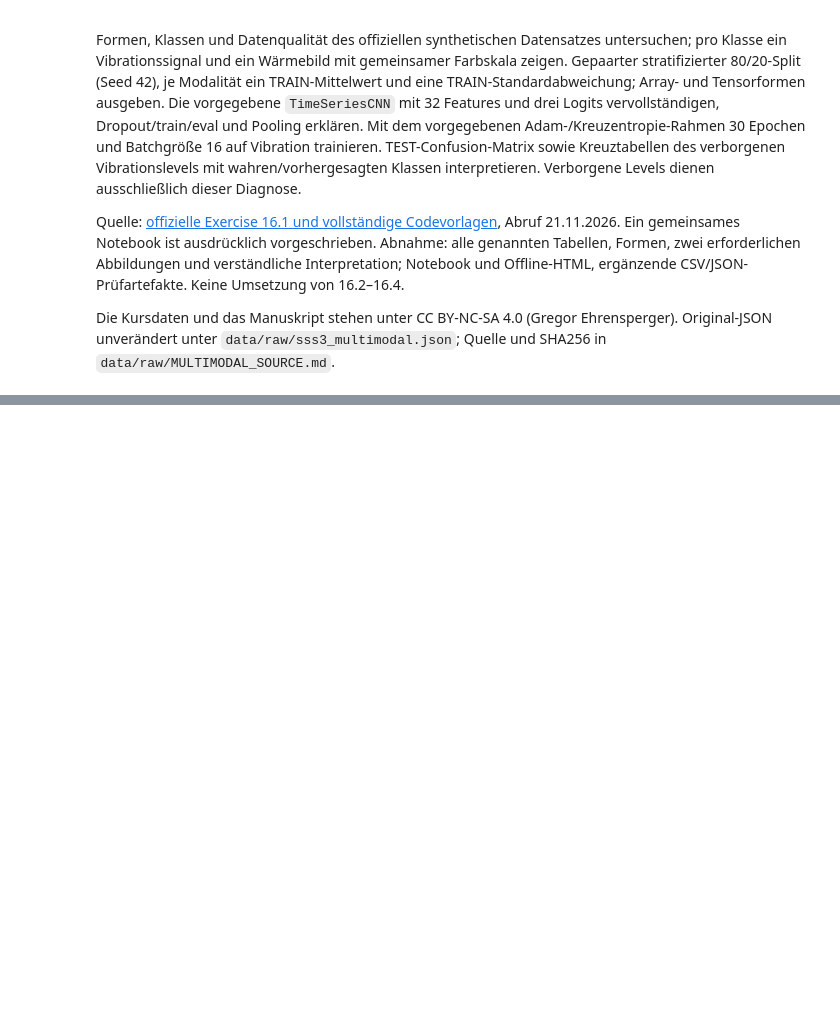
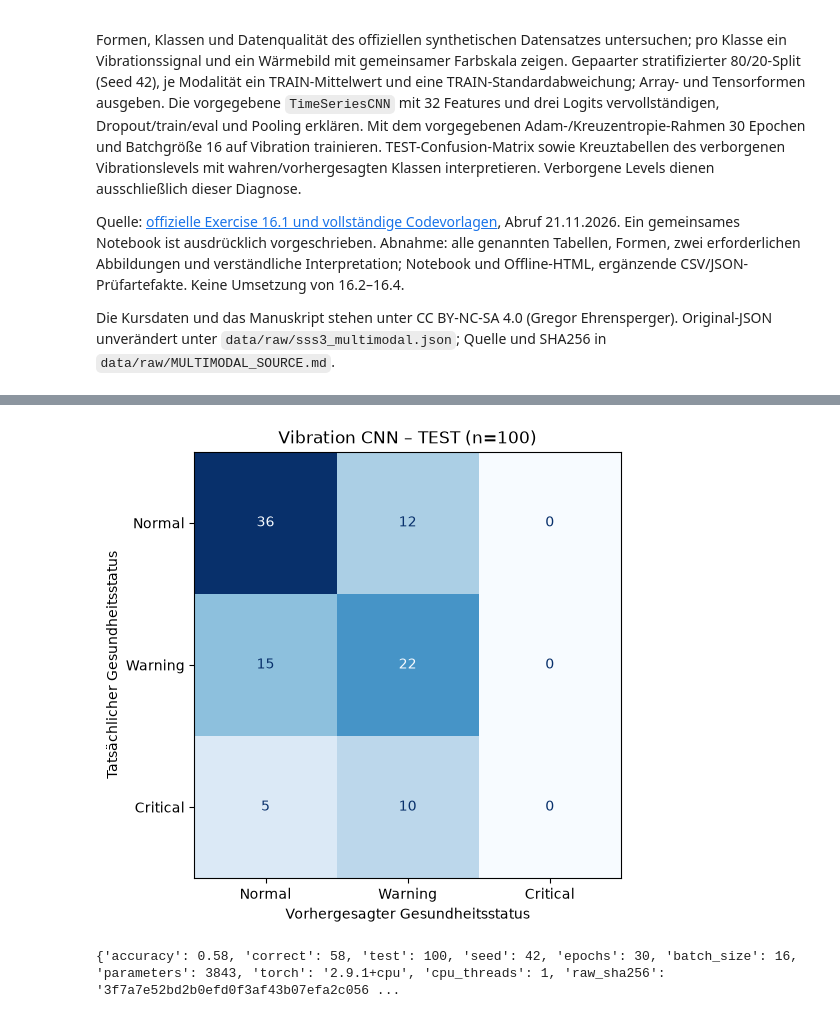
Before and after one commit to WardenPup/Industrial-Data-Science, a Jupyter notebook: sessions/ch16/multimodal_health_monitoring.ipynb, the cells around one changed output, grey strips where cells are left out. Drawn from its saved outputs; the diff is of its cells as text; code cells hidden in the pictures; blank space fills up the shorter version.

```diff
--- a/sessions/ch16/multimodal_health_monitoring.ipynb
+++ b/sessions/ch16/multimodal_health_monitoring.ipynb
@@ -13,0 +90,14 @@ Die Kursdaten und das Manuskript stehen unter CC BY-NC-SA 4.0 (Gregor Ehrensperg
+# %%
+shape_rows=[]
+for name in ["ts_train","ts_test","img_train","img_test","y_train","y_test","levels_train","levels_test","ts_train_norm","ts_test_norm","img_train_norm","img_test_norm","ts_train_tensor","ts_test_tensor","img_train_tensor","img_test_tensor","y_train_tensor"]:
+    shape_rows.append({"Name":name,"Shape":str(tuple(prepared[name].shape))})
+shapes=pd.DataFrame(shape_rows)
+display(shapes)
+shapes.to_csv(output/"shapes.csv",index=False)
+scaling={k:prepared[k] for k in ["ts_mean","ts_std","img_mean","img_std"]}
+display(pd.DataFrame([scaling]))
+(output/"scaling.json").write_text(json.dumps(scaling,indent=2),encoding="utf-8")
+print("features:",tuple(TimeSeriesCNN().features(ts_train_tensor[:4]).shape))
+print("logits:",tuple(TimeSeriesCNN()(ts_train_tensor[:4]).shape))
+assert TimeSeriesCNN().features(ts_train_tensor[:4]).shape==(4,32)
+assert TimeSeriesCNN()(ts_train_tensor[:4]).shape==(4,3)
@@ -13,0 +130,21 @@ Die Kursdaten und das Manuskript stehen unter CC BY-NC-SA 4.0 (Gregor Ehrensperg
+# %%
+torch.manual_seed(SEED)
+ts_loader=DataLoader(TensorDataset(ts_train_tensor,y_train_tensor),batch_size=16,shuffle=True)
+model_ts=train_model(TimeSeriesCNN(),ts_loader,epochs=30)
+ts_test_probs=predict_proba(model_ts,ts_test_tensor)
+ts_pred=ts_test_probs.argmax(axis=1)
+cm=confusion_matrix(y_test,ts_pred,labels=[0,1,2])
+fig,ax=plt.subplots(figsize=(6,5),layout="constrained")
+ConfusionMatrixDisplay.from_predictions(y_test,ts_pred,labels=[0,1,2],display_labels=NAMES,ax=ax,cmap="Blues",colorbar=False)
+ax.set(title="Vibration CNN – TEST (n=100)",xlabel="Vorhergesagter Gesundheitsstatus",ylabel="Tatsächlicher Gesundheitsstatus")
+fig.savefig(output/"02_confusion_matrix.png",dpi=150,bbox_inches="tight")
+plt.show()
+predictions=pd.DataFrame({"Index_0basiert":prepared["test_indices"],"Ist":y_test,"Vorhersage":ts_pred,**{f"p_{name}":ts_test_probs[:,i] for i,name in enumerate(NAMES)}})
+predictions.to_csv(output/"predictions.csv",index=False)
+pd.DataFrame(cm,index=NAMES,columns=NAMES).to_csv(output/"confusion_matrix.csv")
+summary={"accuracy":float(accuracy_score(y_test,ts_pred)),"correct":int((ts_pred==y_test).sum()),"test":len(y_test),"seed":SEED,"epochs":30,"batch_size":16,"parameters":sum(p.numel() for p in model_ts.parameters()),"torch":torch.__version__,"cpu_threads":torch.get_num_threads(),"raw_sha256":RAW_SHA256}
+(output/"summary.json").write_text(json.dumps(summary,indent=2),encoding="utf-8")
+print(summary)
+# %% [output]
+[figure, added]
+{'accuracy': 0.58, 'correct': 58, 'test': 100, 'seed': 42, 'epochs': 30, 'batch_size': 16, 'parameters': 3843, 'torch': '2.9.1+cpu', 'cpu_threads': 1, 'raw_sha256': '3f7a7e52bd2b0efd0f3af43b07efa2c056 ...
```
Also changed, not shown: parts of 9 cells of this notebook, 6 other files.
